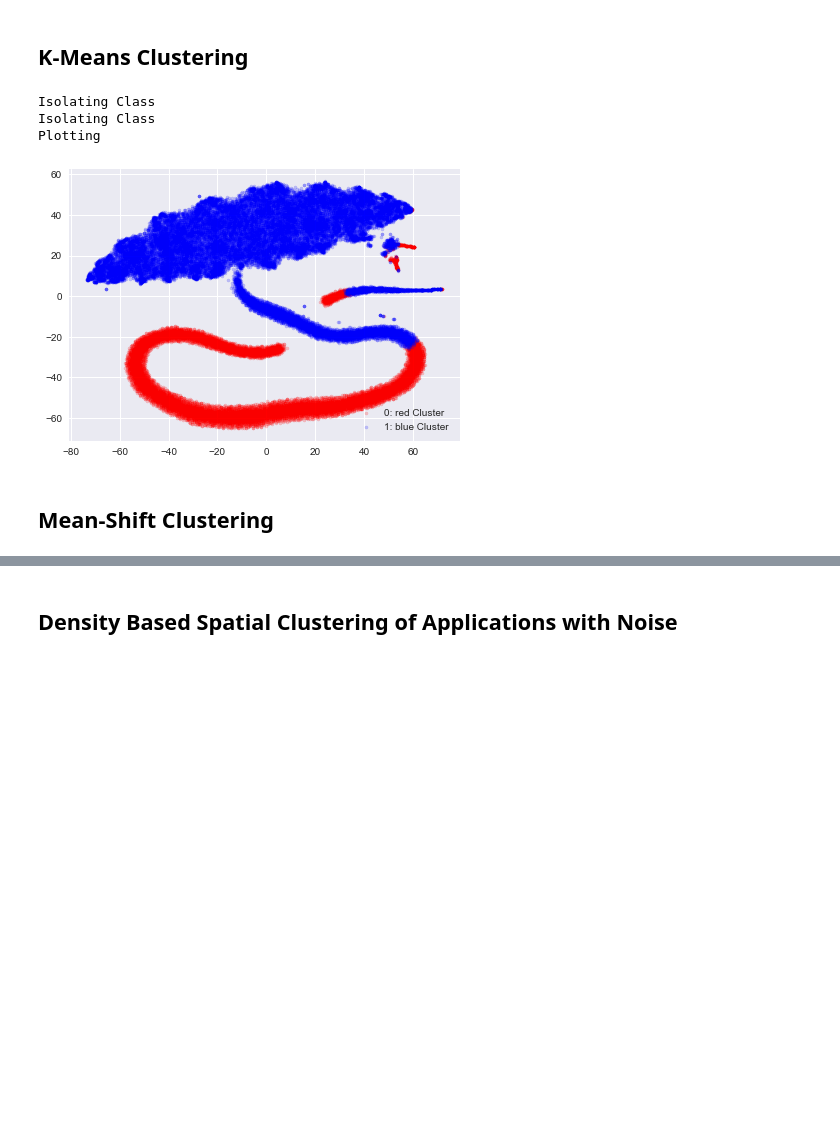
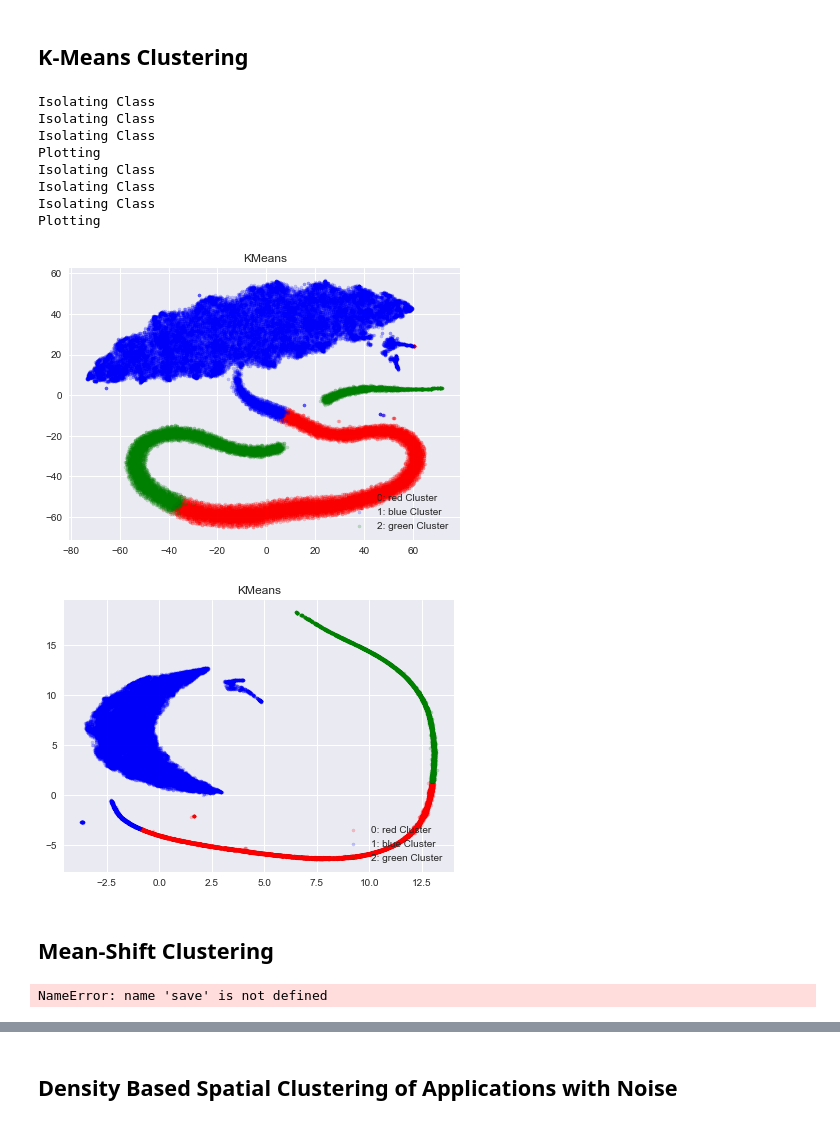
Before and after one commit to Koketsoc137/Clustering-on-simulation-data, a Jupyter notebook: Clustering.ipynb, the cells around one changed output, grey strips where cells are left out. Saved outputs shown, nothing was run; the diff lists cells and outputs as text; code cells hidden in the pictures; blank space fills up the shorter version.

```diff
--- a/Clustering.ipynb
+++ b/Clustering.ipynb
@@ -10,10 +11,22 @@ import pickle
 labels = np.load('Simulations\labels_test.npy')
 dataset =  np.load('Simulations\y_test.npy')
 
-#embeded dataset
-pkl_filename = "embedded_dataset.txt"
-#Load from file
+#embeded datasets
+pkl_filename = "tembedded_dataset.txt"
+pkl_filename2 = "uembedded_dataset.txt"
+pkl_filename3 = "pcaembedded_dataset.txt"
+
+#Load reduced versions of the data from file
 with open(pkl_filename, 'rb') as file:
     x_embedded = pickle.load(file)
 
+
+with open(pkl_filename2, 'rb') as file2:
+    u_embedded = pickle.load(file2).embedding_
+
+
+with open(pkl_filename3, 'rb') as file3:
+    p_embedded = pickle.load(file3)
+print(len(u_embedded))
+
 range_ = np.arange(1,101,1) #useful for plotting
@@ -102,7 +147,7 @@ for i in range(5):
 ## K-Means Clustering
 # %%
 #Initialize model
-km = KMeans(n_clusters=2,
+km = KMeans(n_clusters=3,
             init='random',
             n_init=10,
             max_iter=300,
@@ -114,25 +159,32 @@ km = KMeans(n_clusters=2,
 # %%
 #Cluster and save
 
-km = km.fit_predict(dataset)
-pkl_filename = "KMean2.plk"
+km = km.fit_predict(u_embedded)
+pkl_filename = "KMean2D.plk"
 
 with open(pkl_filename, 'wb') as file:
     pickle.dump(km,file)
 # %%
 #Load and evaluate
 
-pkl_filename = "KMean2.plk"
+pkl_filename = "KMean2D.plk"
 
 with open(pkl_filename, 'rb') as file:
     km = pickle.load(file)
 
-shade(x_embedded,km,2,"KMeans")
+shade(x_embedded,km,3,"KMeans")
+shade(u_embedded,km,3,"KMeans")
 # %% [output]
+Isolating Class
 Isolating Class
 Isolating Class
 Plotting
+Isolating Class
+Isolating Class
+Isolating Class
+Plotting
-[figure, old version]
+[figure, new version]
+[figure, added]
 # %%
 groups(km,0)
 plot_(km,0,3)
@@ -156,8 +208,10 @@ ms = MeanShift( bandwidth=None,
                n_jobs=-1,
                max_iter=100,
               )
-ms=ms.fit_predict(dataset)
-pkl_filename = "Mean_Shift10CA.plk"
+ms=ms.fit_predict(u_embedded)
+pkl_filename = "Mean_Shift10CA2D.plk"
 save
 with open(pkl_filename, 'wb') as file:
     pickle.dump(ms,file)
+# %% [output]
+NameError: name 'save' is not defined
```
Also changed, not shown: parts of 30 cells of this notebook.
